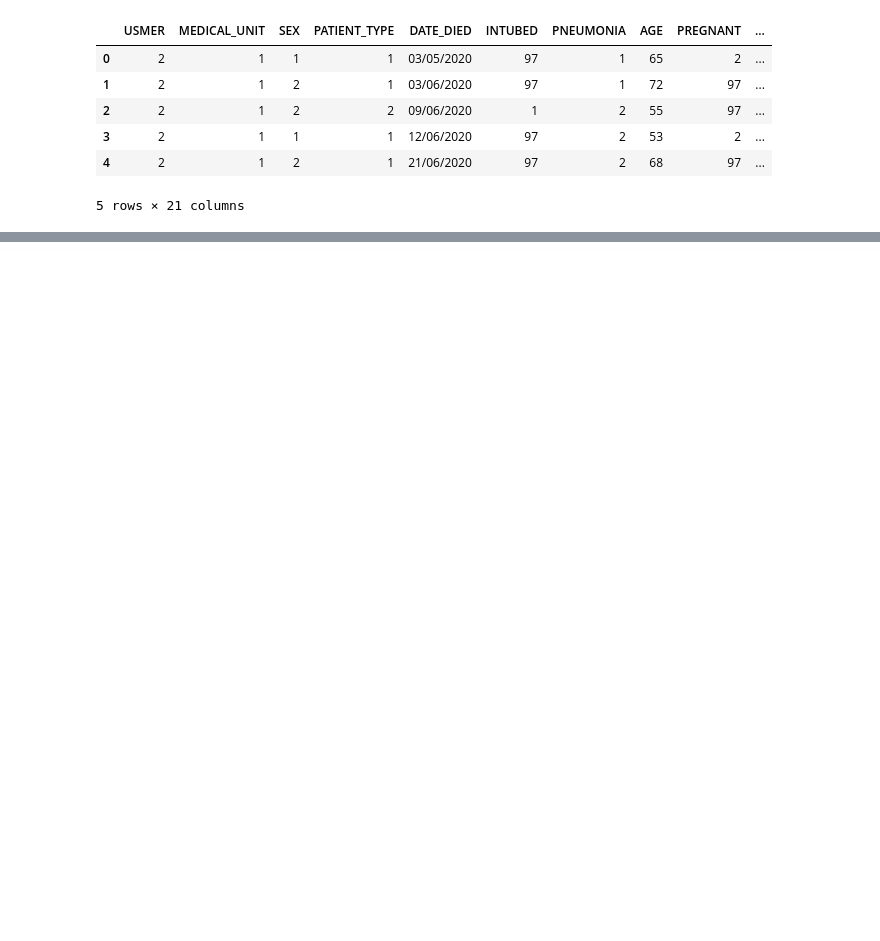
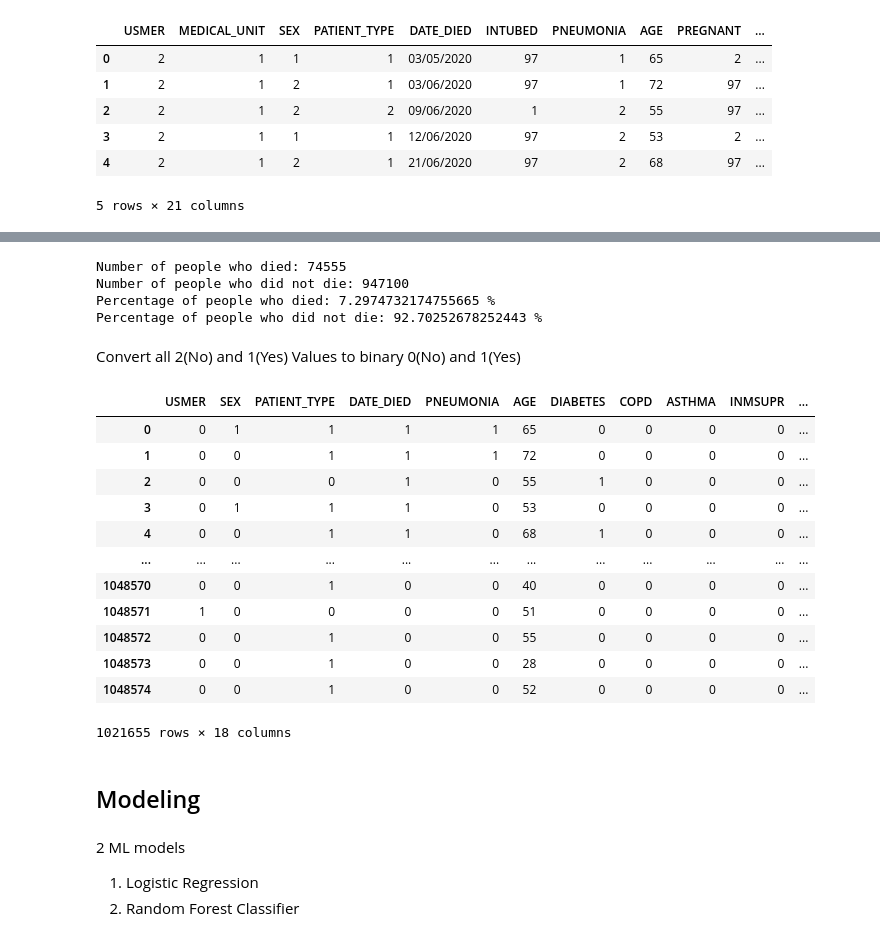
Before and after one commit to IISC-ICAIML-Porject/Covid-19-Mortality-Prediction, a Jupyter notebook: Covid_19_Mortality_prediction.ipynb, the cells around one changed output, grey strips where cells are left out. Drawn from its saved outputs; the diff is of its cells as text; code cells hidden in the pictures; blank space fills up the shorter version.

```diff
--- a/Covid_19_Mortality_prediction.ipynb
+++ b/Covid_19_Mortality_prediction.ipynb
@@ -59,0 +181,10 @@ degrees. 4 or higher means that the patient is not a carrier of covid or that th
+# %%
+# Consider CLASSIFICATION column , replace all values >4 with 2("NO") since covid test is inconclusive
+df_copy.loc[(df_copy.CLASIFFICATION_FINAL >= 4), "CLASIFFICATION_FINAL"] = df_copy["CLASIFFICATION_FINAL"].replace([4,5,6,7], 0)
+
+print("Repacing 4,5,6,7 with 0 since covid test is inconclusive\n",df_copy['CLASIFFICATION_FINAL'].value_counts())
+
+# Consider all values in [1,2,3] as tested positive for Covid-19 Virus
+df_copy.loc[(df_copy.CLASIFFICATION_FINAL >= 1), "CLASIFFICATION_FINAL"] = df_copy["CLASIFFICATION_FINAL"].replace([1,2,3], 1)
+
+print("Repacing 1,2,3 with 1 since covid test is Positive\n",df_copy['CLASIFFICATION_FINAL'].value_counts())
@@ -59,0 +208,13 @@ degrees. 4 or higher means that the patient is not a carrier of covid or that th
+# %%
+Filtered_Cols=['USMER', 'SEX', 'PATIENT_TYPE', 'DATE_DIED',
+       'PNEUMONIA', 'AGE', 'DIABETES', 'COPD', 'ASTHMA', 'INMSUPR',
+       'HIPERTENSION', 'OTHER_DISEASE', 'CARDIOVASCULAR', 'OBESITY',
+       'RENAL_CHRONIC', 'TOBACCO', 'CLASIFFICATION_FINAL','PREGNANT']
+
+df_reduced=df_copy[Filtered_Cols].copy()
+# %%
+# The shape of data frame after considering the filled values from different columns
+original_number_of_datapoints = df_reduced.shape
+df_reduced = df_reduced.replace([97, 98, 99], np.nan)
+df_reduced=df_reduced.dropna(axis=0)
+print(df_reduced.head(),"\n",df_reduced.shape,original_number_of_datapoints)
@@ -59,0 +239,4 @@ degrees. 4 or higher means that the patient is not a carrier of covid or that th
+# %%
+# "In data set 9999-99-99 indicates person is not died, so replacing these values with 0. Persons who really died has values 03-03-2020 format. So replacing data format values with 1. So 0 means died, 1 means not died in DATE_DIED column
+
+df_reduced["DATE_DIED"] = [0 if each=="9999-99-99" else 1 for each in df_reduced.DATE_DIED]
@@ -59,0 +265,41 @@ degrees. 4 or higher means that the patient is not a carrier of covid or that th
+# %%
+num_died = (df_reduced['DATE_DIED'] == 1).sum()
+num_not_died = (df_reduced['DATE_DIED'] == 0).sum()
+perc_died = num_died / len(df_reduced) * 100
+perc_not_died = num_not_died / len(df_reduced) * 100
+
+# Print the results
+print("Number of people who died:", num_died)
+print("Number of people who did not die:", num_not_died)
+print("Percentage of people who died:", perc_died, "%")
+print("Percentage of people who did not die:", perc_not_died, "%")
+# %% [output]
+Number of people who died: 74555
+Number of people who did not die: 947100
+Percentage of people who died: 7.2974732174755665 %
+Percentage of people who did not die: 92.70252678252443 %
+# %% [markdown]
+Convert all 2(No) and 1(Yes) Values to binary  0(No) and 1(Yes)
+# %%
+df_final = df_reduced.copy()
+for col in df_final.columns:
+  df_final = df_final.replace(2,0)
+
+df_final = df_final.astype(int)
+df_final
+# %% [output]
+|  | USMER | SEX | PATIENT_TYPE | DATE_DIED | PNEUMONIA | AGE | DIABETES | COPD | ASTHMA | INMSUPR | ... |
+| 0 | 0 | 1 | 1 | 1 | 1 | 65 | 0 | 0 | 0 | 0 | ... |
+| 1 | 0 | 0 | 1 | 1 | 1 | 72 | 0 | 0 | 0 | 0 | ... |
+| 2 | 0 | 0 | 0 | 1 | 0 | 55 | 1 | 0 | 0 | 0 | ... |
+| 3 | 0 | 1 | 1 | 1 | 0 | 53 | 0 | 0 | 0 | 0 | ... |
+| 4 | 0 | 0 | 1 | 1 | 0 | 68 | 1 | 0 | 0 | 0 | ... |
+| ... | ... | ... | ... | ... | ... | ... | ... | ... | ... | ... | ... |
+| 1048570 | 0 | 0 | 1 | 0 | 0 | 40 | 0 | 0 | 0 | 0 | ... |
+| 1048571 | 1 | 0 | 0 | 0 | 0 | 51 | 0 | 0 | 0 | 0 | ... |
+| 1048572 | 0 | 0 | 1 | 0 | 0 | 55 | 0 | 0 | 0 | 0 | ... |
+| 1048573 | 0 | 0 | 1 | 0 | 0 | 28 | 0 | 0 | 0 | 0 | ... |
+| 1048574 | 0 | 0 | 1 | 0 | 0 | 52 | 0 | 0 | 0 | 0 | ... |
+1021655 rows × 18 columns
+# %% [markdown]
+## Modeling
@@ -59,0 +311,4 @@ degrees. 4 or higher means that the patient is not a carrier of covid or that th
+# %% [markdown]
+2 ML models
+1. Logistic Regression
+2. Random Forest Classifier
```
Also changed, not shown: parts of 25 cells of this notebook.
